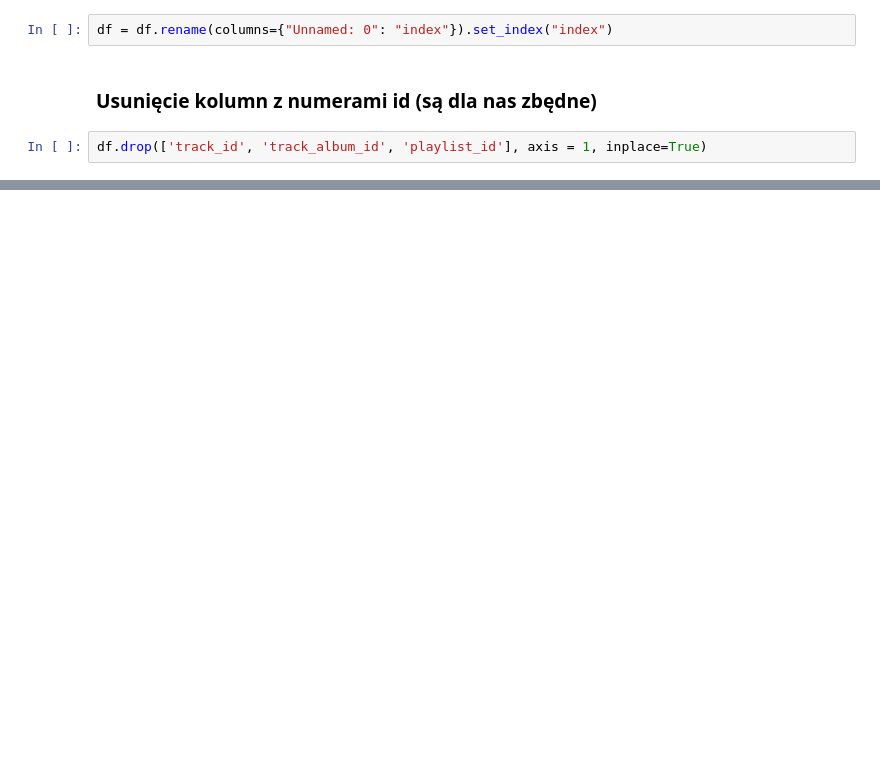
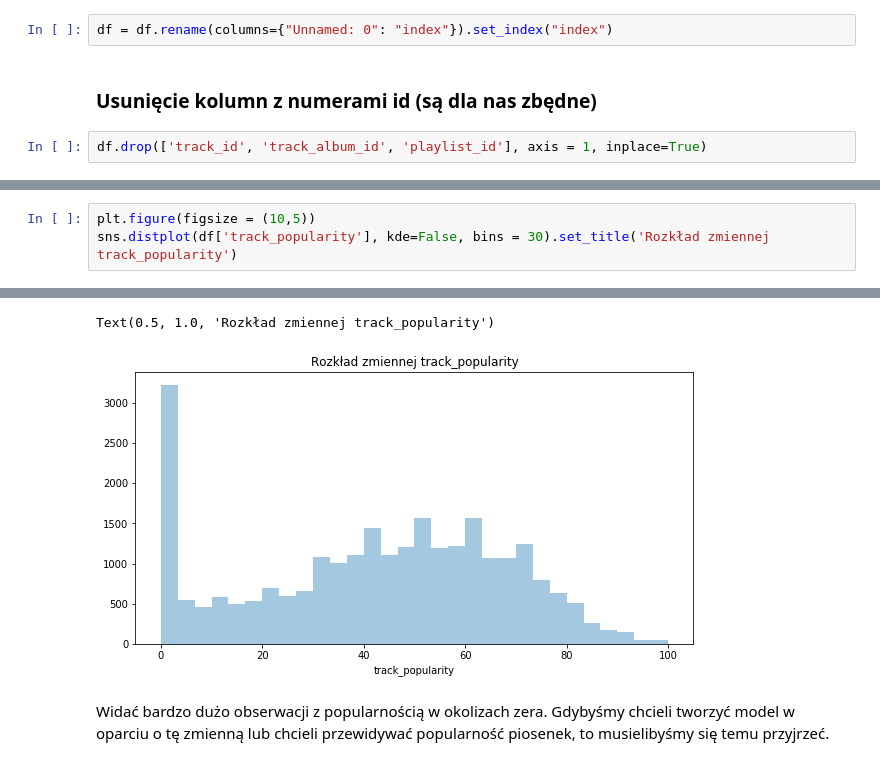
Before and after one commit to AdamJedz/DS-projekty, a Jupyter notebook: Spotify/Igor/Analiza Wstępna.ipynb, the cells around one changed output, grey strips where cells are left out. Cells and saved outputs as stored; diff of their text form; blank space fills up the shorter version.

```diff
--- a/Spotify/Igor/Analiza Wstępna.ipynb
+++ b/Spotify/Igor/Analiza Wstępna.ipynb
@@ -24,0 +400,4 @@ df.head()
+# %%
+plt.figure(figsize = (10,5))
+sns.distplot(df['track_popularity'], kde=False, bins = 30).set_title('Rozkład zmiennej track_popularity')
+# %% [output]
@@ -24,0 +406,4 @@ df.head()
+Text(0.5, 1.0, 'Rozkład zmiennej track_popularity')
+[figure, added]
+# %% [markdown]
+Widać bardzo dużo obserwacji z popularnością w okolizach zera. Gdybyśmy chcieli tworzyć model w oparciu o tę zmienną lub chcieli przewidywać popularność piosenek, to musielibyśmy się temu przyjrzeć.
```
Also changed, not shown: parts of 67 cells of this notebook.
